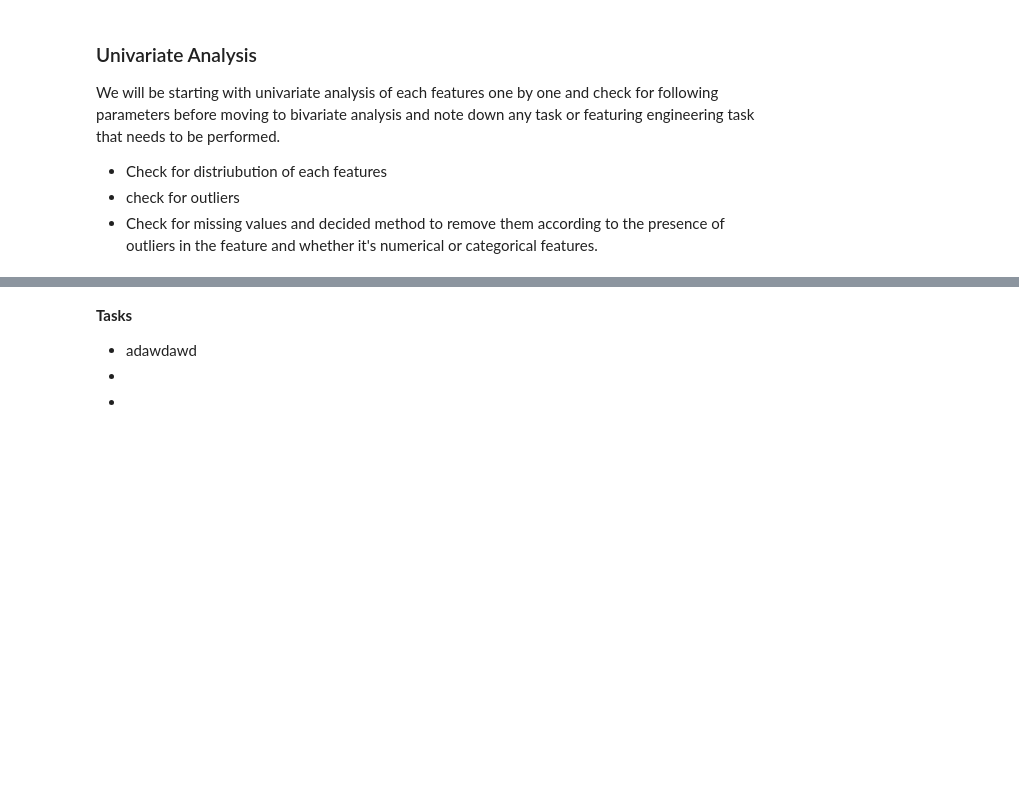
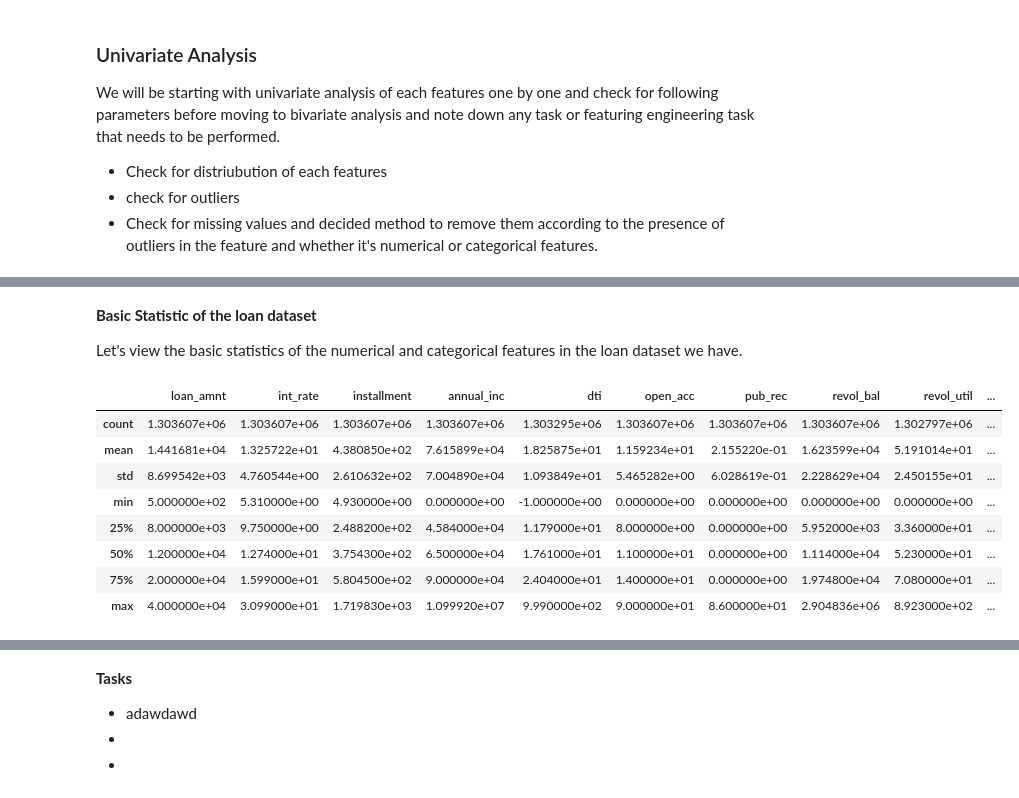
Before and after one commit to Singhal-Piyush/credit-risk-probability-default-model, a Jupyter notebook: 01_credit_risk_data_exploration.ipynb, the cells around one changed output, grey strips where cells are left out. Drawn from its saved outputs; the diff is of its cells as text; code cells hidden in the pictures; blank space fills up the shorter version.

```diff
--- a/01_credit_risk_data_exploration.ipynb
+++ b/01_credit_risk_data_exploration.ipynb
@@ -515,0 +534,17 @@ We will be starting with univariate analysis of each features one by one and che
+# %% [markdown]
+**Basic Statistic of the loan dataset**
+
+Let's view the basic statistics of the numerical and categorical features in the loan dataset we have.
+# %%
+# view the basic statistics  of the numerical features.
+dataset_loan.describe()
+# %% [output]
+|  | loan_amnt | int_rate | installment | annual_inc | dti | open_acc | pub_rec | revol_bal | revol_util | ... |
+| count | 1.303607e+06 | 1.303607e+06 | 1.303607e+06 | 1.303607e+06 | 1.303295e+06 | 1.303607e+06 | 1.303607e+06 | 1.303607e+06 | 1.302797e+06 | ... |
+| mean | 1.441681e+04 | 1.325722e+01 | 4.380850e+02 | 7.615899e+04 | 1.825875e+01 | 1.159234e+01 | 2.155220e-01 | 1.623599e+04 | 5.191014e+01 | ... |
+| std | 8.699542e+03 | 4.760544e+00 | 2.610632e+02 | 7.004890e+04 | 1.093849e+01 | 5.465282e+00 | 6.028619e-01 | 2.228629e+04 | 2.450155e+01 | ... |
+| min | 5.000000e+02 | 5.310000e+00 | 4.930000e+00 | 0.000000e+00 | -1.000000e+00 | 0.000000e+00 | 0.000000e+00 | 0.000000e+00 | 0.000000e+00 | ... |
+| 25% | 8.000000e+03 | 9.750000e+00 | 2.488200e+02 | 4.584000e+04 | 1.179000e+01 | 8.000000e+00 | 0.000000e+00 | 5.952000e+03 | 3.360000e+01 | ... |
+| 50% | 1.200000e+04 | 1.274000e+01 | 3.754300e+02 | 6.500000e+04 | 1.761000e+01 | 1.100000e+01 | 0.000000e+00 | 1.114000e+04 | 5.230000e+01 | ... |
+| 75% | 2.000000e+04 | 1.599000e+01 | 5.804500e+02 | 9.000000e+04 | 2.404000e+01 | 1.400000e+01 | 0.000000e+00 | 1.974800e+04 | 7.080000e+01 | ... |
+| max | 4.000000e+04 | 3.099000e+01 | 1.719830e+03 | 1.099920e+07 | 9.990000e+02 | 9.000000e+01 | 8.600000e+01 | 2.904836e+06 | 8.923000e+02 | ... |
```
Also changed, not shown: parts of 11 cells of this notebook, 1 other file.
